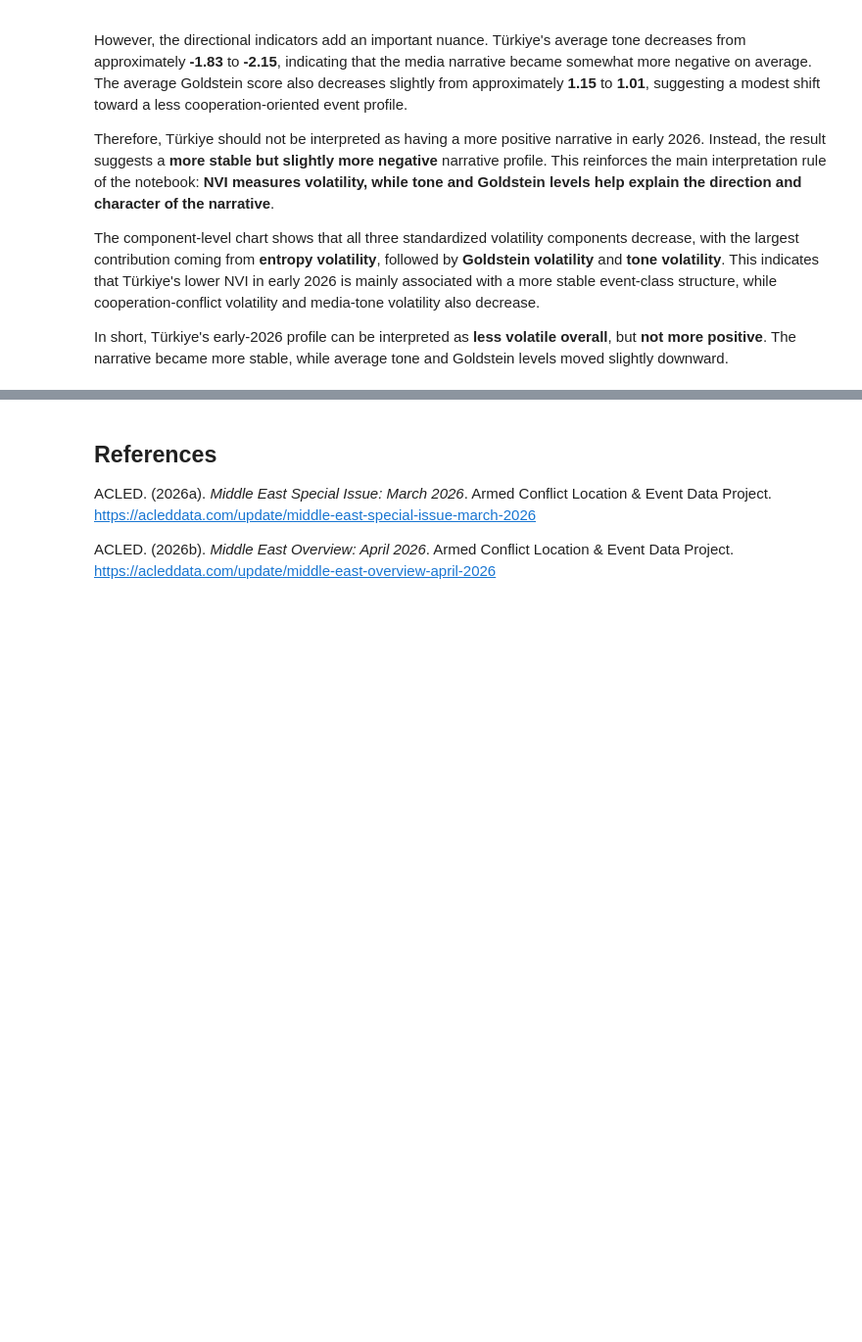
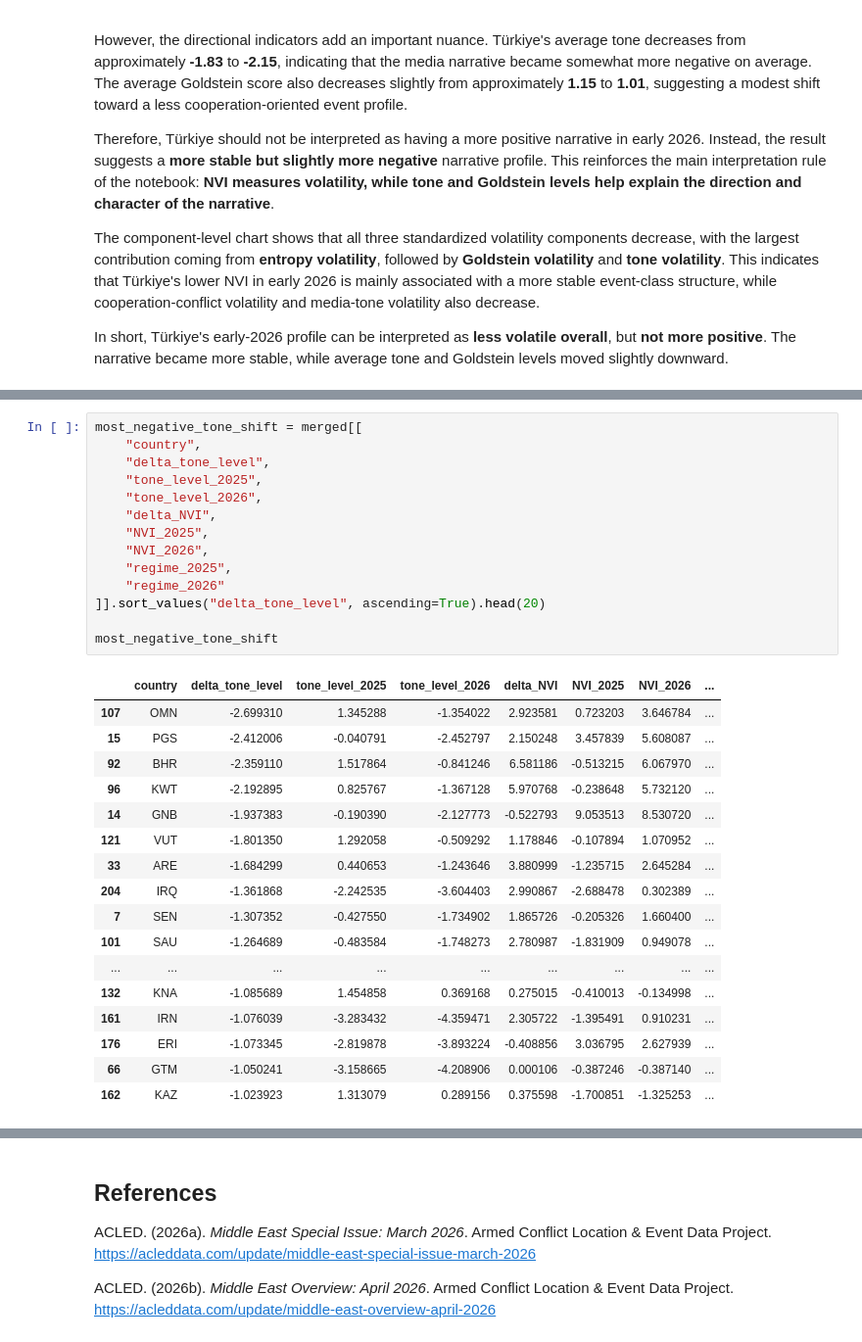
Before and after one commit to ancyra2/mining-prjkt, a Jupyter notebook: notebooks/04_nvi_early_2026_validation.ipynb, the cells around one changed output, grey strips where cells are left out. Shown at 98% size. Saved outputs shown, nothing was run; the diff lists cells and outputs as text; blank space fills up the shorter version.

```diff
--- a/notebooks/04_nvi_early_2026_validation.ipynb
+++ b/notebooks/04_nvi_early_2026_validation.ipynb
@@ -1243,0 +1252,32 @@ In short, Türkiye's early-2026 profile can be interpreted as **less volatile ov
+# %%
+most_negative_tone_shift = merged[[
+    "country",
+    "delta_tone_level",
+    "tone_level_2025",
+    "tone_level_2026",
+    "delta_NVI",
+    "NVI_2025",
+    "NVI_2026",
+    "regime_2025",
+    "regime_2026"
+]].sort_values("delta_tone_level", ascending=True).head(20)
+
+most_negative_tone_shift
+# %% [output]
+|  | country | delta_tone_level | tone_level_2025 | tone_level_2026 | delta_NVI | NVI_2025 | NVI_2026 | ... |
+| 107 | OMN | -2.699310 | 1.345288 | -1.354022 | 2.923581 | 0.723203 | 3.646784 | ... |
+| 15 | PGS | -2.412006 | -0.040791 | -2.452797 | 2.150248 | 3.457839 | 5.608087 | ... |
+| 92 | BHR | -2.359110 | 1.517864 | -0.841246 | 6.581186 | -0.513215 | 6.067970 | ... |
+| 96 | KWT | -2.192895 | 0.825767 | -1.367128 | 5.970768 | -0.238648 | 5.732120 | ... |
+| 14 | GNB | -1.937383 | -0.190390 | -2.127773 | -0.522793 | 9.053513 | 8.530720 | ... |
+| 121 | VUT | -1.801350 | 1.292058 | -0.509292 | 1.178846 | -0.107894 | 1.070952 | ... |
+| 33 | ARE | -1.684299 | 0.440653 | -1.243646 | 3.880999 | -1.235715 | 2.645284 | ... |
+| 204 | IRQ | -1.361868 | -2.242535 | -3.604403 | 2.990867 | -2.688478 | 0.302389 | ... |
+| 7 | SEN | -1.307352 | -0.427550 | -1.734902 | 1.865726 | -0.205326 | 1.660400 | ... |
+| 101 | SAU | -1.264689 | -0.483584 | -1.748273 | 2.780987 | -1.831909 | 0.949078 | ... |
+| ... | ... | ... | ... | ... | ... | ... | ... | ... |
+| 132 | KNA | -1.085689 | 1.454858 | 0.369168 | 0.275015 | -0.410013 | -0.134998 | ... |
+| 161 | IRN | -1.076039 | -3.283432 | -4.359471 | 2.305722 | -1.395491 | 0.910231 | ... |
+| 176 | ERI | -1.073345 | -2.819878 | -3.893224 | -0.408856 | 3.036795 | 2.627939 | ... |
+| 66 | GTM | -1.050241 | -3.158665 | -4.208906 | 0.000106 | -0.387246 | -0.387140 | ... |
+| 162 | KAZ | -1.023923 | 1.313079 | 0.289156 | 0.375598 | -1.700851 | -1.325253 | ... |
```
Also changed, not shown: parts of 17 cells of this notebook, 1 other file.
